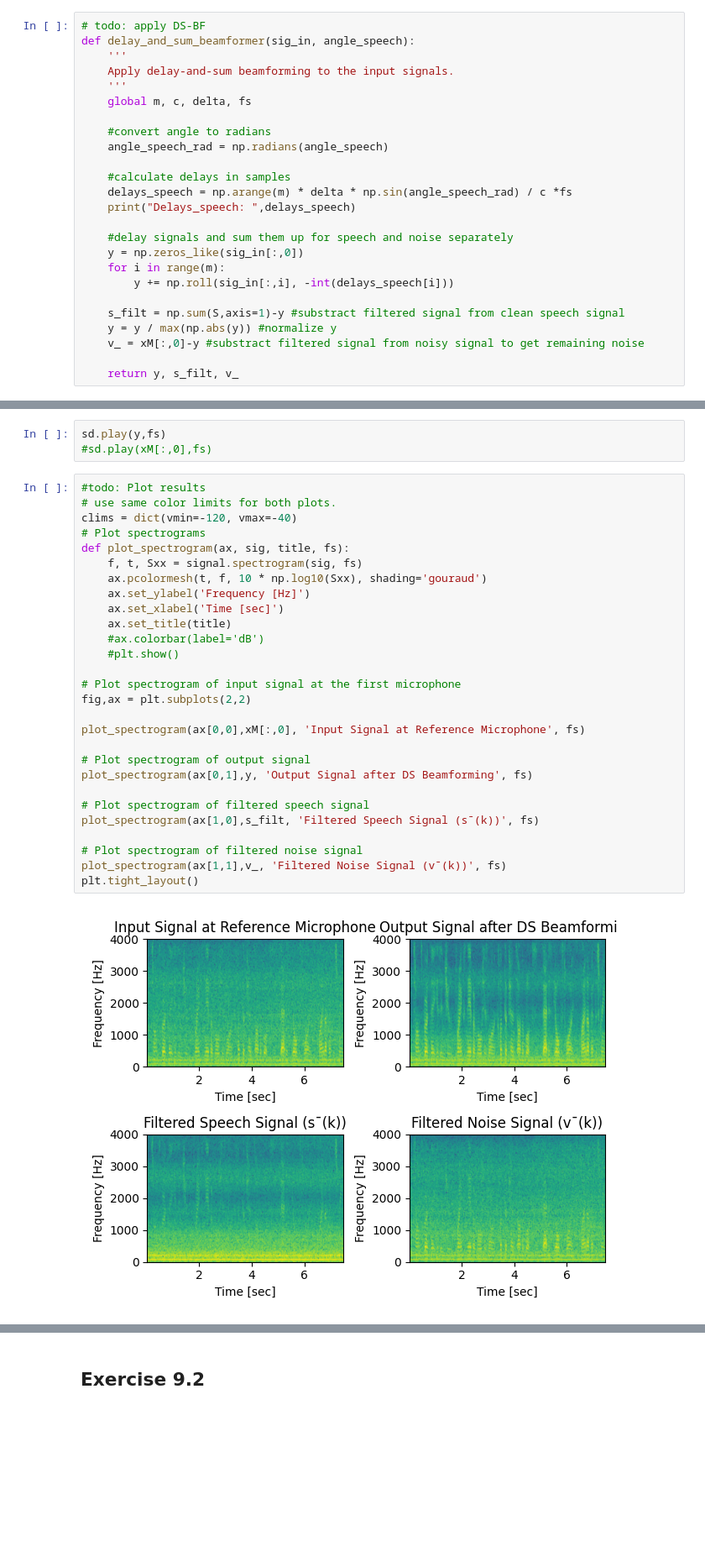
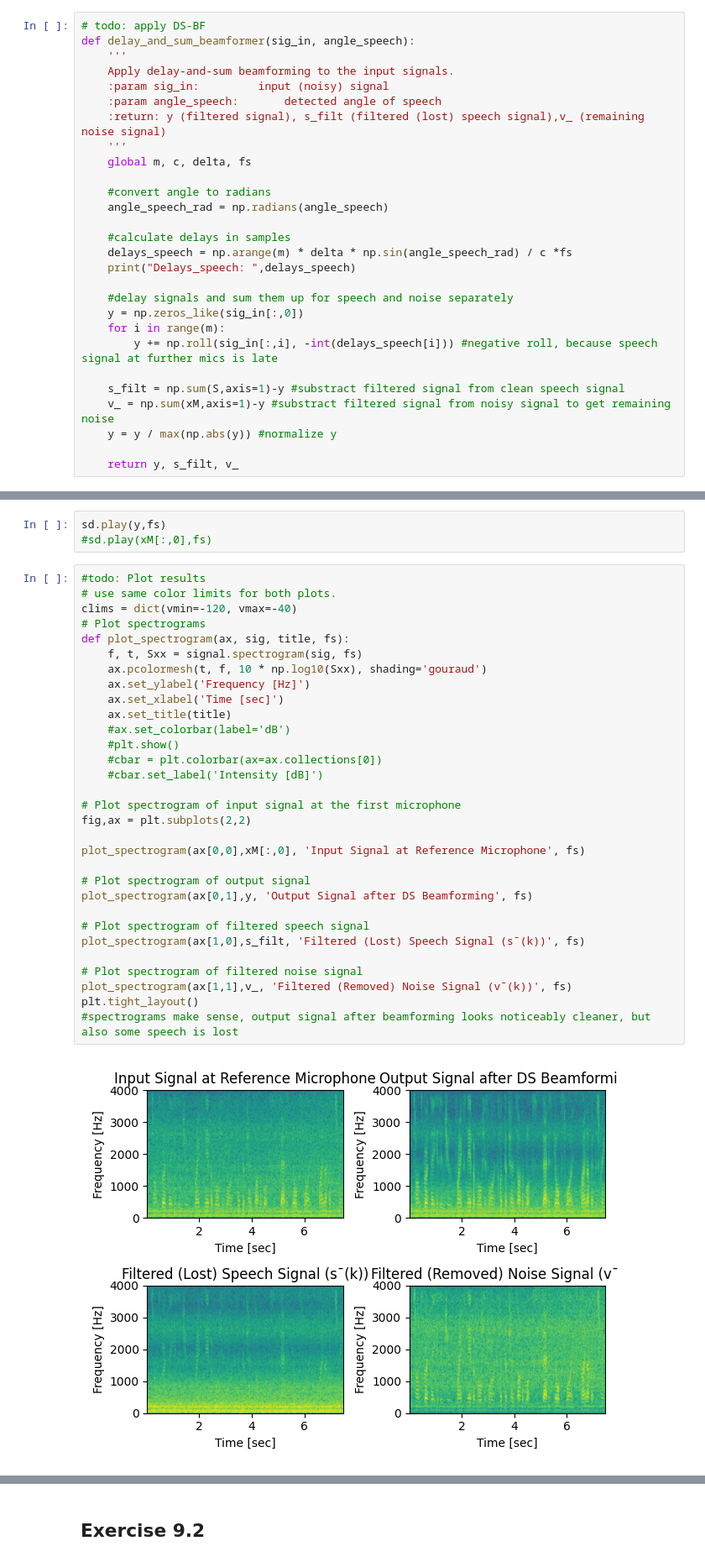
Before and after one commit to kasperikaivola/python-audio-processing, a Jupyter notebook: prerequisites/09_noisereduction/noisered_sim.ipynb, the cells around one changed output, grey strips where cells are left out. Shown at 84% size. Cells and saved outputs as stored; diff of their text form; blank space fills up the shorter version.

```diff
--- a/prerequisites/09_noisereduction/noisered_sim.ipynb
+++ b/prerequisites/09_noisereduction/noisered_sim.ipynb
@@ -75,6 +75,9 @@ Incident angle of noise is -59.00 degrees
 def delay_and_sum_beamformer(sig_in, angle_speech):
     '''
     Apply delay-and-sum beamforming to the input signals.
+    :param sig_in:         input (noisy) signal
+    :param angle_speech:       detected angle of speech
+    :return: y (filtered signal), s_filt (filtered (lost) speech signal),v_ (remaining noise signal)
     '''
     global m, c, delta, fs
 
@@ -88,11 +91,11 @@ def delay_and_sum_beamformer(sig_in, angle_speech):
     #delay signals and sum them up for speech and noise separately
     y = np.zeros_like(sig_in[:,0])
     for i in range(m):
-        y += np.roll(sig_in[:,i], -int(delays_speech[i]))
+        y += np.roll(sig_in[:,i], -int(delays_speech[i])) #negative roll, because speech signal at further mics is late
 
     s_filt = np.sum(S,axis=1)-y #substract filtered signal from clean speech signal
+    v_ = np.sum(xM,axis=1)-y #substract filtered signal from noisy signal to get remaining noise
     y = y / max(np.abs(y)) #normalize y
-    v_ = xM[:,0]-y #substract filtered signal from noisy signal to get remaining noise
 
     return y, s_filt, v_
 # %%
@@ -118,33 +121,36 @@ sd.play(y,fs)
 # %%
 #todo: Plot results
 # use same color limits for both plots.
 clims = dict(vmin=-120, vmax=-40)
 # Plot spectrograms
 def plot_spectrogram(ax, sig, title, fs):
     f, t, Sxx = signal.spectrogram(sig, fs)
     ax.pcolormesh(t, f, 10 * np.log10(Sxx), shading='gouraud')
     ax.set_ylabel('Frequency [Hz]')
     ax.set_xlabel('Time [sec]')
     ax.set_title(title)
-    #ax.colorbar(label='dB')
+    #ax.set_colorbar(label='dB')
     #plt.show()
+    #cbar = plt.colorbar(ax=ax.collections[0])
+    #cbar.set_label('Intensity [dB]')
 
 # Plot spectrogram of input signal at the first microphone
 fig,ax = plt.subplots(2,2)
 
 plot_spectrogram(ax[0,0],xM[:,0], 'Input Signal at Reference Microphone', fs)
 
 # Plot spectrogram of output signal
 plot_spectrogram(ax[0,1],y, 'Output Signal after DS Beamforming', fs)
 
 # Plot spectrogram of filtered speech signal
-plot_spectrogram(ax[1,0],s_filt, 'Filtered Speech Signal (s¯(k))', fs)
+plot_spectrogram(ax[1,0],s_filt, 'Filtered (Lost) Speech Signal (s¯(k))', fs)
 
 # Plot spectrogram of filtered noise signal
-plot_spectrogram(ax[1,1],v_, 'Filtered Noise Signal (v¯(k))', fs)
+plot_spectrogram(ax[1,1],v_, 'Filtered (Removed) Noise Signal (v¯(k))', fs)
 plt.tight_layout()
+#spectrograms make sense, output signal after beamforming looks noticeably cleaner, but also some speech is lost
 # %% [output]
-[figure, old version]
+[figure, new version]
 # %%
 # play signals
 #sd.play(S[:,0],fs) #clean speech
```
Also changed, not shown: parts of 7 cells of this notebook.
